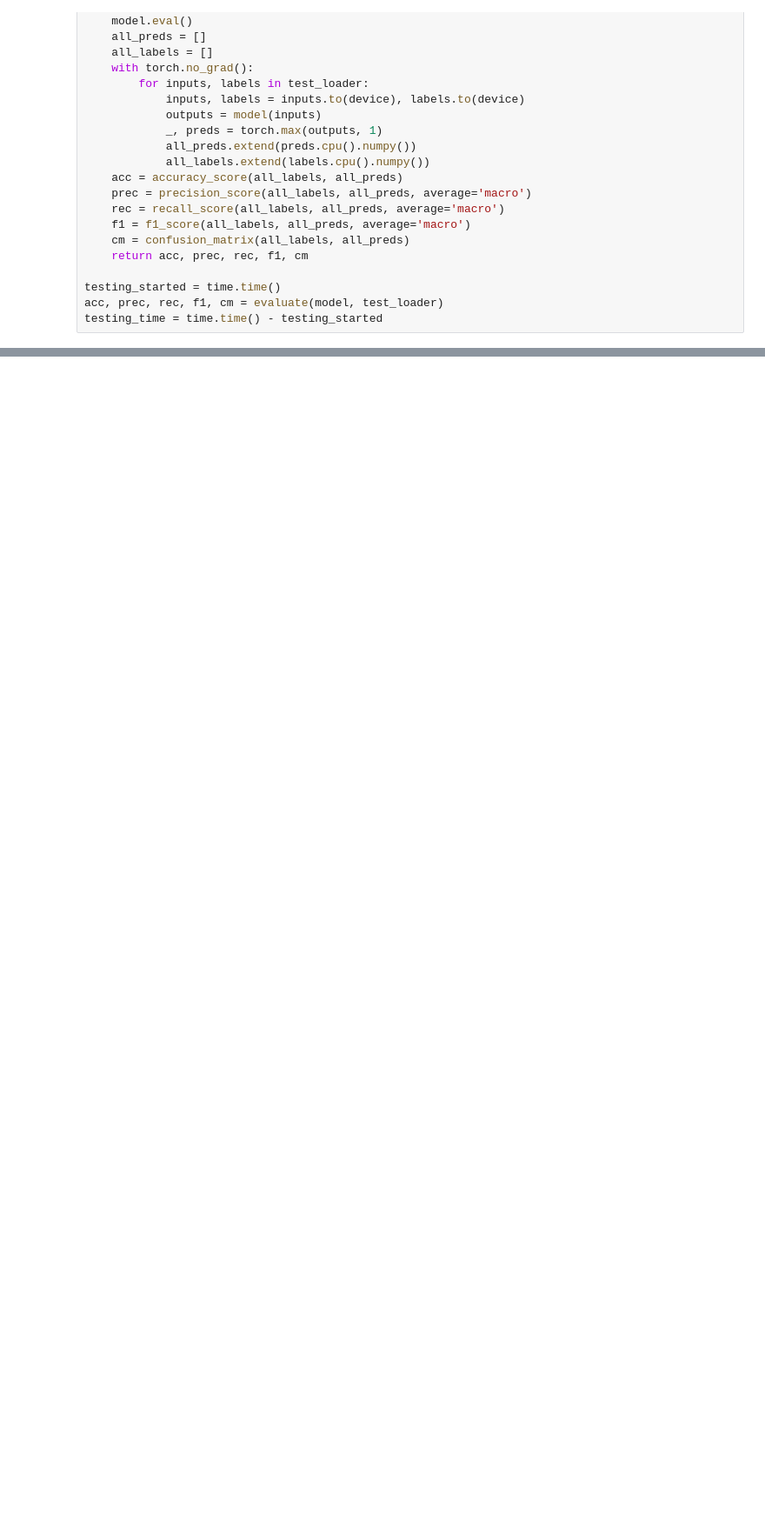
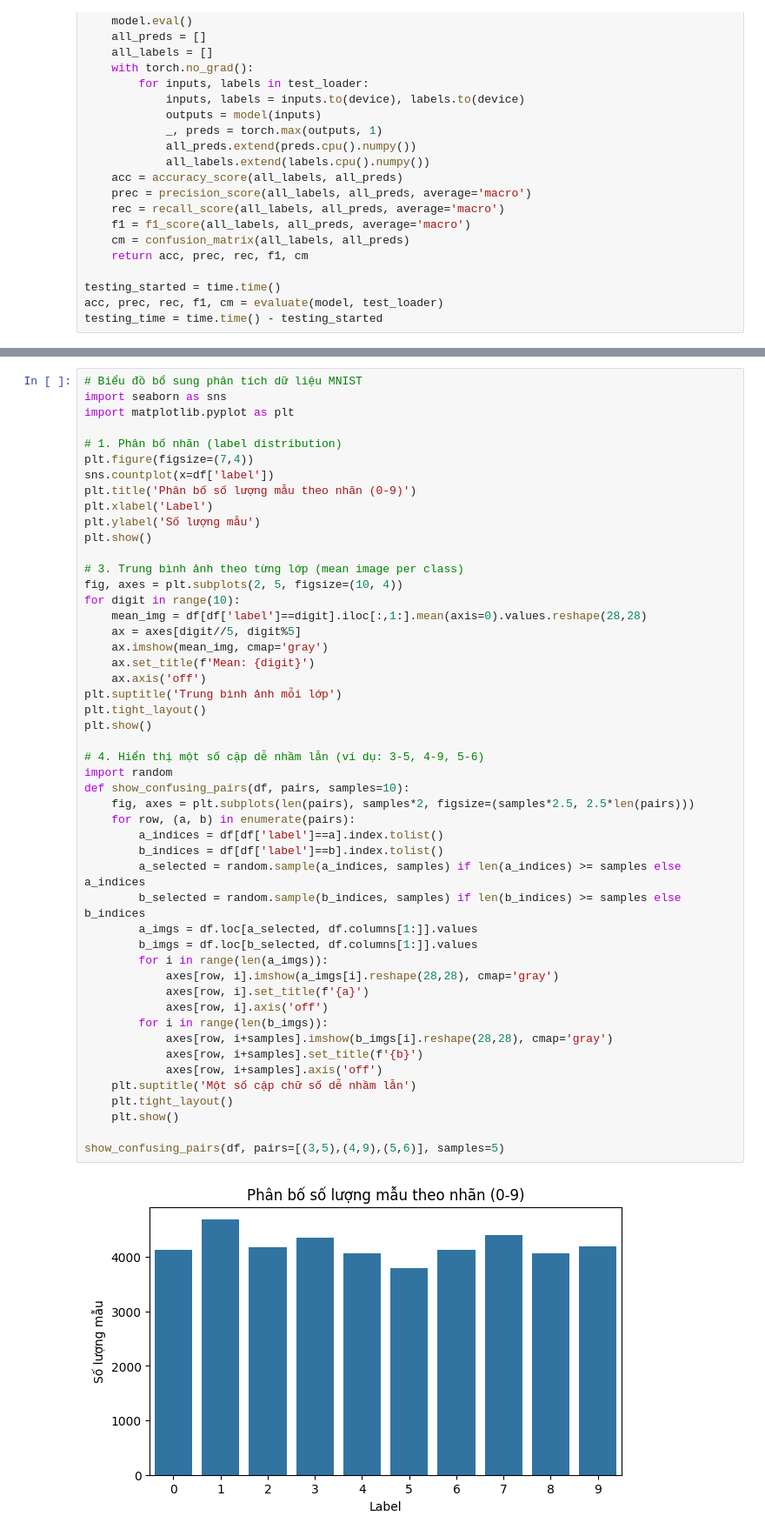
Before and after one commit to akngg/ml_251, a Jupyter notebook: NeuralNetwork.ipynb, the cells around one changed output, grey strips where cells are left out. Shown at 87% size. Cells and saved outputs as stored; diff of their text form; blank space fills up the shorter version.

```diff
--- a/NeuralNetwork.ipynb
+++ b/NeuralNetwork.ipynb
@@ -222 +232,52 @@ Kích thước mô hình: 2.4192 MB
 ----------------------------
+# %%
+# Biểu đồ bổ sung phân tích dữ liệu MNIST
+import seaborn as sns
+import matplotlib.pyplot as plt
+
+# 1. Phân bố nhãn (label distribution)
+plt.figure(figsize=(7,4))
+sns.countplot(x=df['label'])
+plt.title('Phân bố số lượng mẫu theo nhãn (0-9)')
+plt.xlabel('Label')
+plt.ylabel('Số lượng mẫu')
+plt.show()
+
+# 3. Trung bình ảnh theo từng lớp (mean image per class)
+fig, axes = plt.subplots(2, 5, figsize=(10, 4))
+for digit in range(10):
+    mean_img = df[df['label']==digit].iloc[:,1:].mean(axis=0).values.reshape(28,28)
+    ax = axes[digit//5, digit%5]
+    ax.imshow(mean_img, cmap='gray')
+    ax.set_title(f'Mean: {digit}')
+    ax.axis('off')
+plt.suptitle('Trung bình ảnh mỗi lớp')
+plt.tight_layout()
+plt.show()
+
+# 4. Hiển thị một số cặp dễ nhầm lẫn (ví dụ: 3-5, 4-9, 5-6)
+import random
+def show_confusing_pairs(df, pairs, samples=10):
+    fig, axes = plt.subplots(len(pairs), samples*2, figsize=(samples*2.5, 2.5*len(pairs)))
+    for row, (a, b) in enumerate(pairs):
+        a_indices = df[df['label']==a].index.tolist()
+        b_indices = df[df['label']==b].index.tolist()
+        a_selected = random.sample(a_indices, samples) if len(a_indices) >= samples else a_indices
+        b_selected = random.sample(b_indices, samples) if len(b_indices) >= samples else b_indices
+        a_imgs = df.loc[a_selected, df.columns[1:]].values
+        b_imgs = df.loc[b_selected, df.columns[1:]].values
+        for i in range(len(a_imgs)):
+            axes[row, i].imshow(a_imgs[i].reshape(28,28), cmap='gray')
+            axes[row, i].set_title(f'{a}')
+            axes[row, i].axis('off')
+        for i in range(len(b_imgs)):
+            axes[row, i+samples].imshow(b_imgs[i].reshape(28,28), cmap='gray')
+            axes[row, i+samples].set_title(f'{b}')
+            axes[row, i+samples].axis('off')
+    plt.suptitle('Một số cặp chữ số dễ nhầm lẫn')
+    plt.tight_layout()
+    plt.show()
+
+show_confusing_pairs(df, pairs=[(3,5),(4,9),(5,6)], samples=5)
+# %% [output]
+[figure, added]
```
Also changed, not shown: parts of 5 cells of this notebook, 3 other files.
